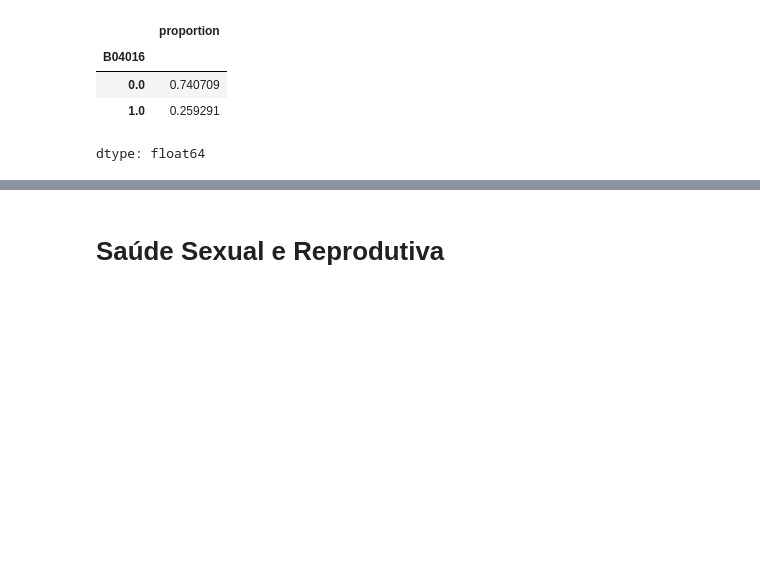
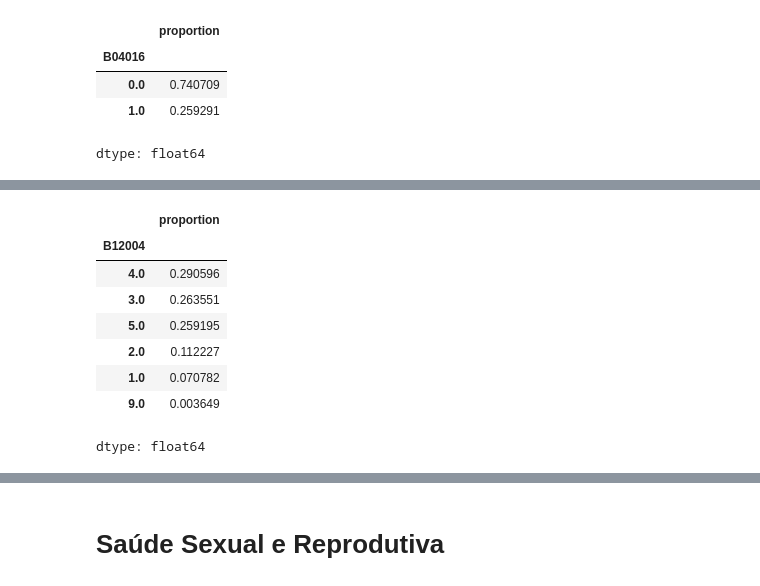
Before and after one commit to GustavoEmanuel901/lainfs-pense-repository, a Jupyter notebook: Dados_Pense_2026.ipynb, the cells around one changed output, grey strips where cells are left out. Saved outputs shown, nothing was run; the diff lists cells and outputs as text; code cells hidden in the pictures; blank space fills up the shorter version.

```diff
--- a/Dados_Pense_2026.ipynb
+++ b/Dados_Pense_2026.ipynb
@@ -3799,0 +3836,12 @@ dtype: float64
+# %%
+df['B12004'].value_counts(normalize=True)
+# %% [output]
+|  | proportion |
+| B12004 |  |
+| 4.0 | 0.290596 |
+| 3.0 | 0.263551 |
+| 5.0 | 0.259195 |
+| 2.0 | 0.112227 |
+| 1.0 | 0.070782 |
+| 9.0 | 0.003649 |
+dtype: float64
```
Also changed, not shown: parts of 18 cells of this notebook.
